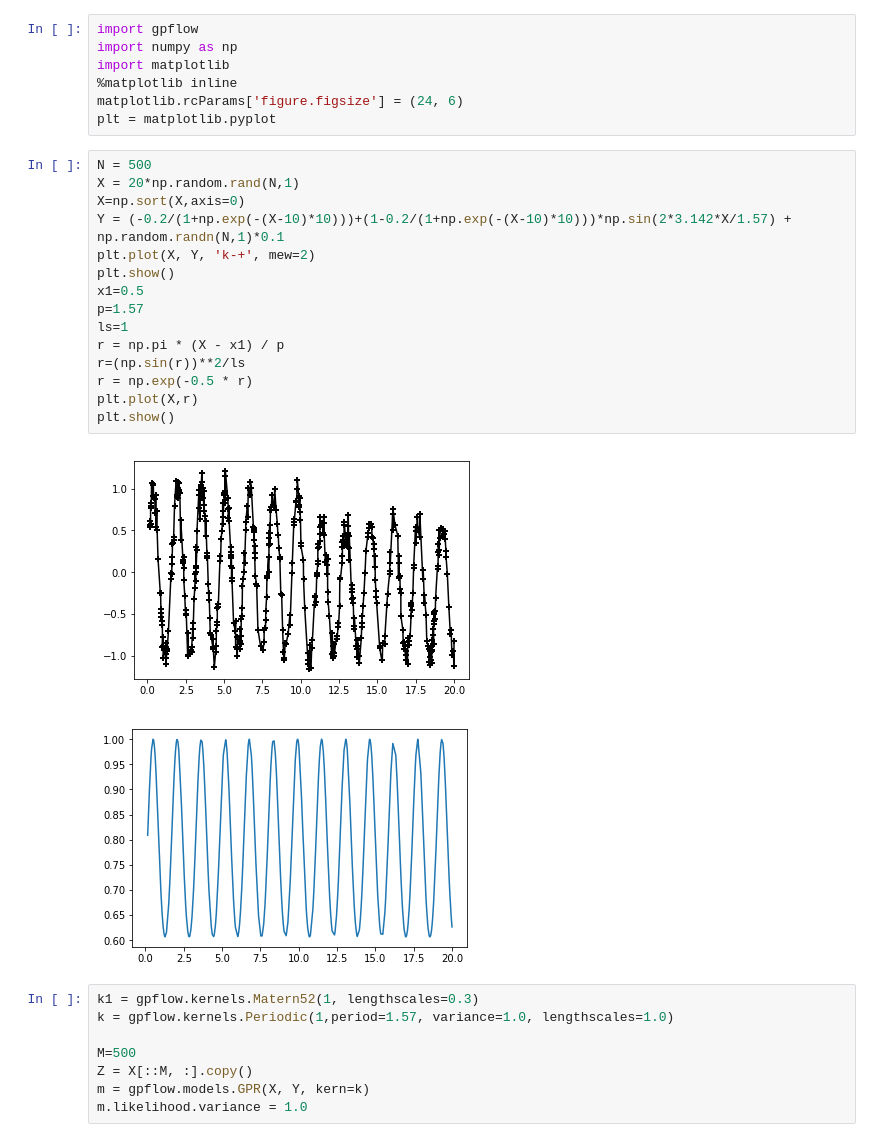
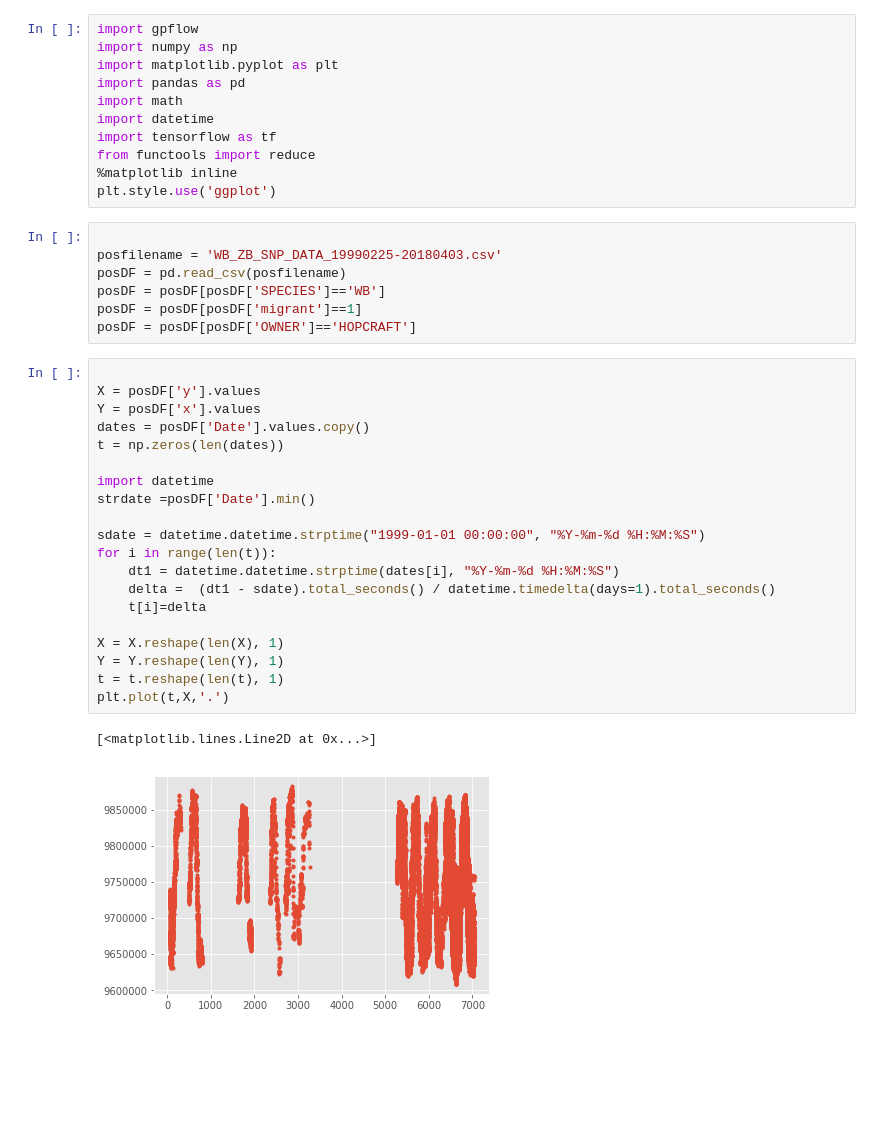
Before and after one commit to ctorney/gp_shift, a Jupyter notebook: analysis/gp_migrate.ipynb, the cells around one changed output. Cells and saved outputs as stored; diff of their text form; blank space fills up the shorter version.

```diff
--- a/analysis/gp_migrate.ipynb
+++ b/analysis/gp_migrate.ipynb
@@ -1,33 +1,41 @@
-# %%
-import gpflow
-import numpy as np
-import matplotlib
-%matplotlib inline
-matplotlib.rcParams['figure.figsize'] = (24, 6)
-plt = matplotlib.pyplot
-# %%
-N = 500
-X = 20*np.random.rand(N,1)
-X=np.sort(X,axis=0)
-Y = (-0.2/(1+np.exp(-(X-10)*10)))+(1-0.2/(1+np.exp(-(X-10)*10)))*np.sin(2*3.142*X/1.57) + np.random.randn(N,1)*0.1
-plt.plot(X, Y, 'k-+', mew=2)
-plt.show()
-x1=0.5
-p=1.57
-ls=1
-r = np.pi * (X - x1) / p
-r=(np.sin(r))**2/ls
-r = np.exp(-0.5 * r)
-plt.plot(X,r)
-plt.show()
-# %% [output]
-[figure, removed]
-[figure, removed]
-# %%
-k1 = gpflow.kernels.Matern52(1, lengthscales=0.3)
-k = gpflow.kernels.Periodic(1,period=1.57, variance=1.0, lengthscales=1.0)
-
-M=500
-Z = X[::M, :].copy()
-m = gpflow.models.GPR(X, Y, kern=k)
-m.likelihood.variance = 1.0
+# %%
+import gpflow
+import numpy as np
+import matplotlib.pyplot as plt
+import pandas as pd
+import math
+import datetime
+import tensorflow as tf
+from functools import reduce
+%matplotlib inline
+plt.style.use('ggplot')
+# %%
+
+posfilename = 'WB_ZB_SNP_DATA_19990225-20180403.csv'
+posDF = pd.read_csv(posfilename)
+posDF = posDF[posDF['SPECIES']=='WB']
+posDF = posDF[posDF['migrant']==1]
+posDF = posDF[posDF['OWNER']=='HOPCRAFT']
+# %%
+
+X = posDF['y'].values
+Y = posDF['x'].values
+dates = posDF['Date'].values.copy()
+t = np.zeros(len(dates))
+
+import datetime
+strdate =posDF['Date'].min()
+
+sdate = datetime.datetime.strptime("1999-01-01 00:00:00", "%Y-%m-%d %H:%M:%S")
+for i in range(len(t)):
+    dt1 = datetime.datetime.strptime(dates[i], "%Y-%m-%d %H:%M:%S")
+    delta =  (dt1 - sdate).total_seconds() / datetime.timedelta(days=1).total_seconds()
+    t[i]=delta
+
+X = X.reshape(len(X), 1)
+Y = Y.reshape(len(Y), 1)
+t = t.reshape(len(t), 1)
+plt.plot(t,X,'.')
+# %% [output]
+[<matplotlib.lines.Line2D at 0x...>]
+[figure, added]
```
Also changed, not shown: parts of 20 cells of this notebook.
